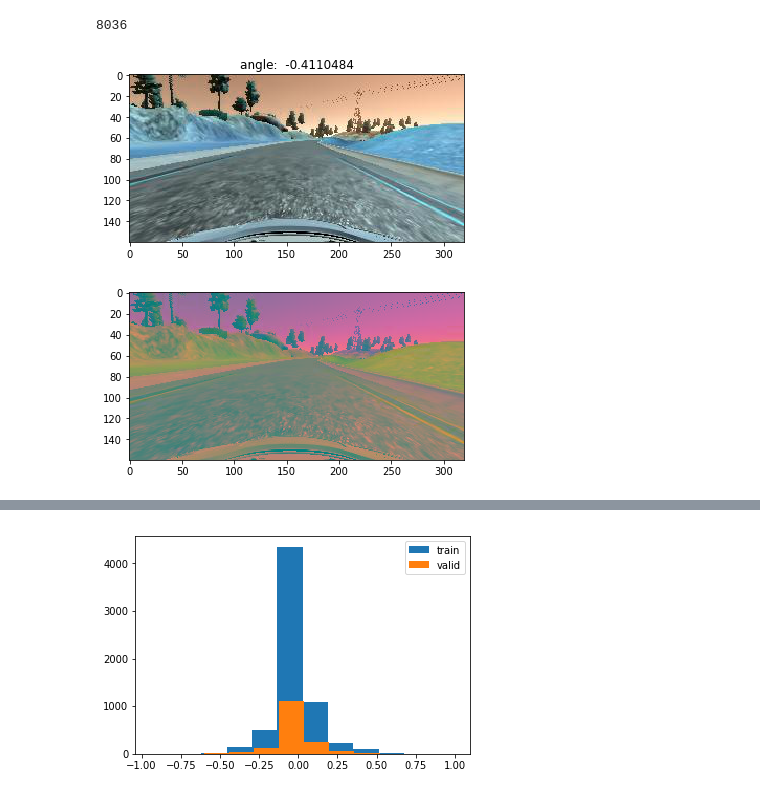
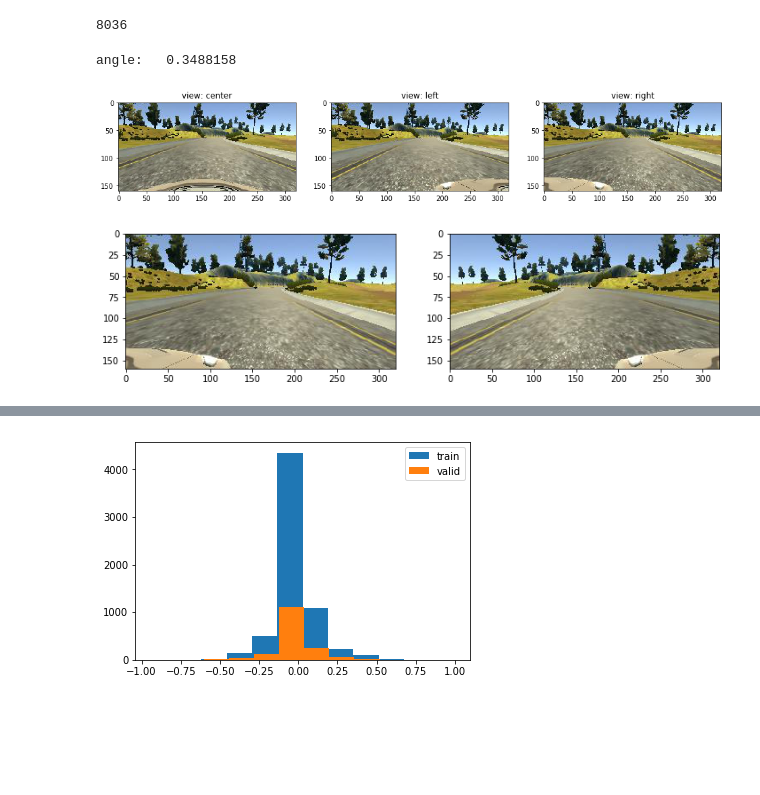
Before and after one commit to kcbighuge/SDCND-Behavioral-Cloning-P3, a Jupyter notebook: Behavioral_Cloning_v1.ipynb, the cells around one changed output, grey strips where cells are left out. Cells and saved outputs as stored; diff of their text form; code cells hidden in the pictures; blank space fills up the shorter version.

Commit message:
use left & right camera views, HSV color, 5 epochs

```diff
--- a/Behavioral_Cloning_v1.ipynb
+++ b/Behavioral_Cloning_v1.ipynb
@@ -462,19 +450,33 @@ len(samples)
 8036
 # %%
 # Look at a random training image
-i = np.random.randint(len(samples))
-sample = samples[i]
-img_name = '../sample-data/IMG/'+sample[0].split('/')[-1]
-ctr_img = cv2.imread(img_name)
-plt.imshow(ctr_img, cmap='gray')
-plt.title('angle: {}'.format(sample[3]));
+n = np.random.randint(len(samples))
+sample = samples[n]
+
+views = ['center', 'left', 'right']
+print('angle: ', sample[3])
+plt.figure(figsize=(16,4))
+for i in range(3):
+    img_name = '../sample-data/IMG/'+sample[i].split('/')[-1]
+    img = cv2.imread(img_name)
+    img = cv2.cvtColor(img, cv2.COLOR_BGR2RGB)
+    plt.subplot(1,3, i+1)
+    plt.imshow(img, cmap='gray')
+    plt.title('view: {}'.format(views[i]))
 # %% [output]
+angle:   0.3488158
-[figure, old version]
+[figure, new version]
 # %%
 # Load img with keras/PIL
 image = load_img(img_name)
 image = np.asarray(image)
-image = cv2.cvtColor(image, cv2.COLOR_RGB2YUV)
-plt.imshow(image);
+
+plt.figure(figsize=(12,4))
+plt.subplot(1,2,1)
+plt.imshow(image)
+
+# Show flipped image
+plt.subplot(1,2,2)
+plt.imshow(cv2.flip(image, 1));
 # %% [output]
-[figure, old version]
+[figure, new version]
```
Also changed, not shown: parts of 7 cells of this notebook, 3 other files.
